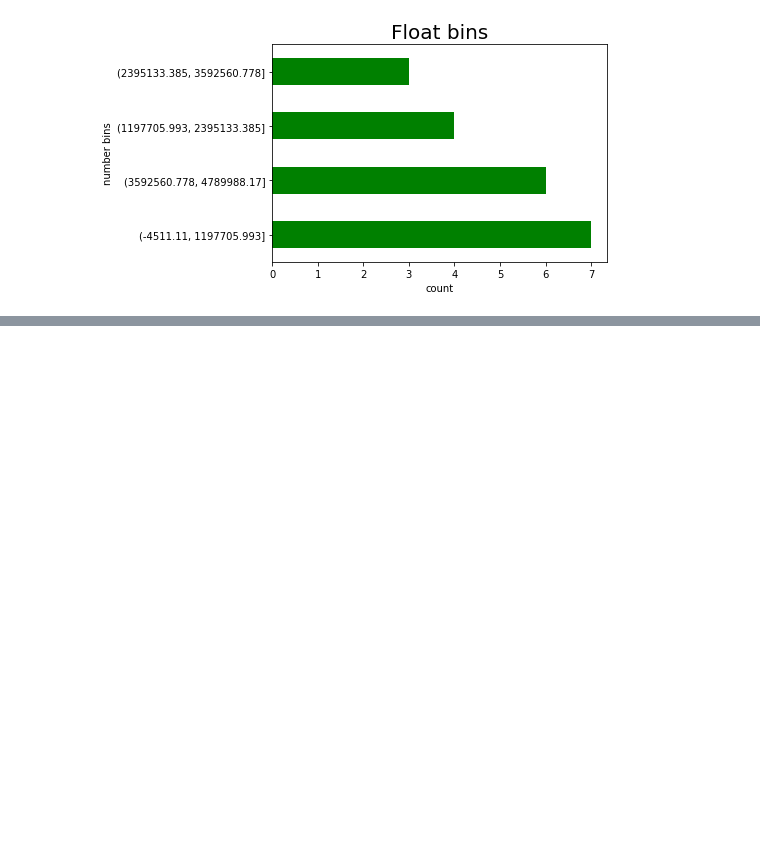
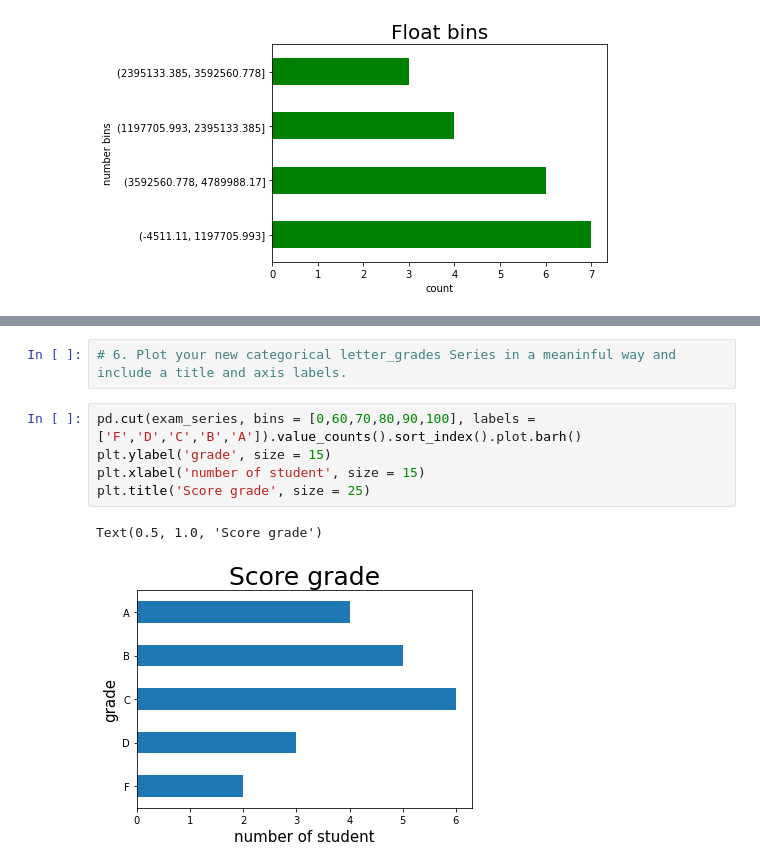
Before and after one commit to Chenchen070/numpy-pandas-visualization-exercises, a Jupyter notebook: pandas_series.ipynb, the cells around one changed output, grey strips where cells are left out. Drawn from its saved outputs; the diff is of its cells as text; blank space fills up the shorter version.

```diff
--- a/pandas_series.ipynb
+++ b/pandas_series.ipynb
@@ -505,0 +609,10 @@ Text(0, 0.5, 'number bins')
+# %%
+# 6. Plot your new categorical letter_grades Series in a meaninful way and include a title and axis labels.
+# %%
+pd.cut(exam_series, bins = [0,60,70,80,90,100], labels = ['F','D','C','B','A']).value_counts().sort_index().plot.barh()
+plt.ylabel('grade', size = 15)
+plt.xlabel('number of student', size = 15)
+plt.title('Score grade', size = 25)
+# %% [output]
+Text(0.5, 1.0, 'Score grade')
+[figure, added]
```
Also changed, not shown: parts of 13 cells of this notebook.
